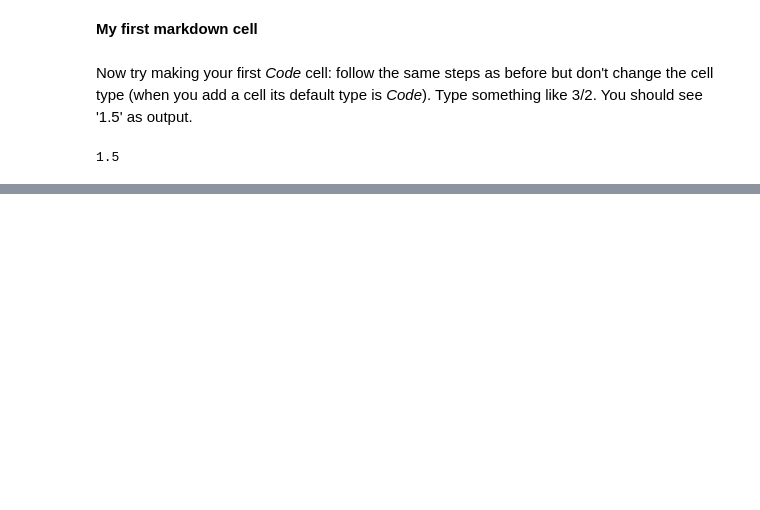
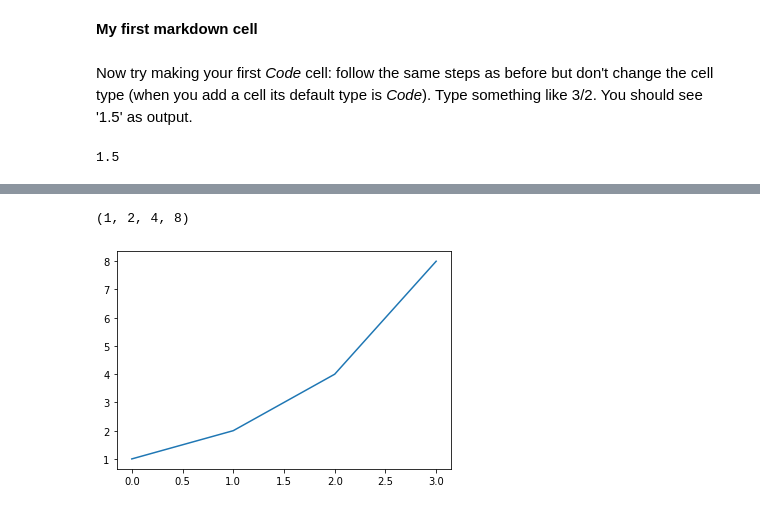
Before and after one commit to OSU-BMBL/BMI8050-2020, a Jupyter notebook: 0_Introduction_to_Jupyter.ipynb, the cells around one changed output, grey strips where cells are left out. Cells and saved outputs as stored; diff of their text form; code cells hidden in the pictures; blank space fills up the shorter version.

```diff
--- a/0_Introduction_to_Jupyter.ipynb
+++ b/0_Introduction_to_Jupyter.ipynb
@@ -47,0 +65,13 @@ Now try making your first _Code_ cell: follow the same steps as before but don't
+# %%
+a = 1
+b = a + 1
+c = b + a + 1
+d = c + b + a + 1
+a, b, c ,d
+# %% [output]
+(1, 2, 4, 8)
+# %%
+plt.plot([a,b,c,d])
+plt.show()
+# %% [output]
+[figure, added]
```
Also changed, not shown: parts of 41 cells of this notebook, 10 other files.
